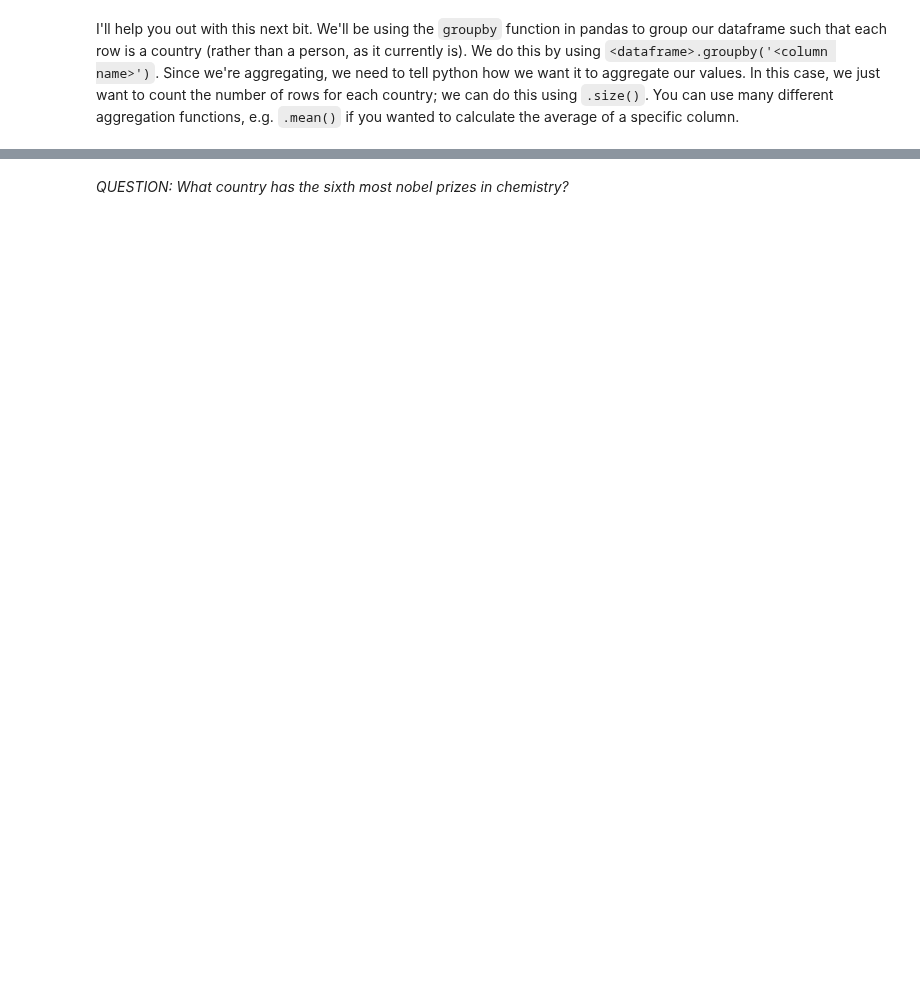
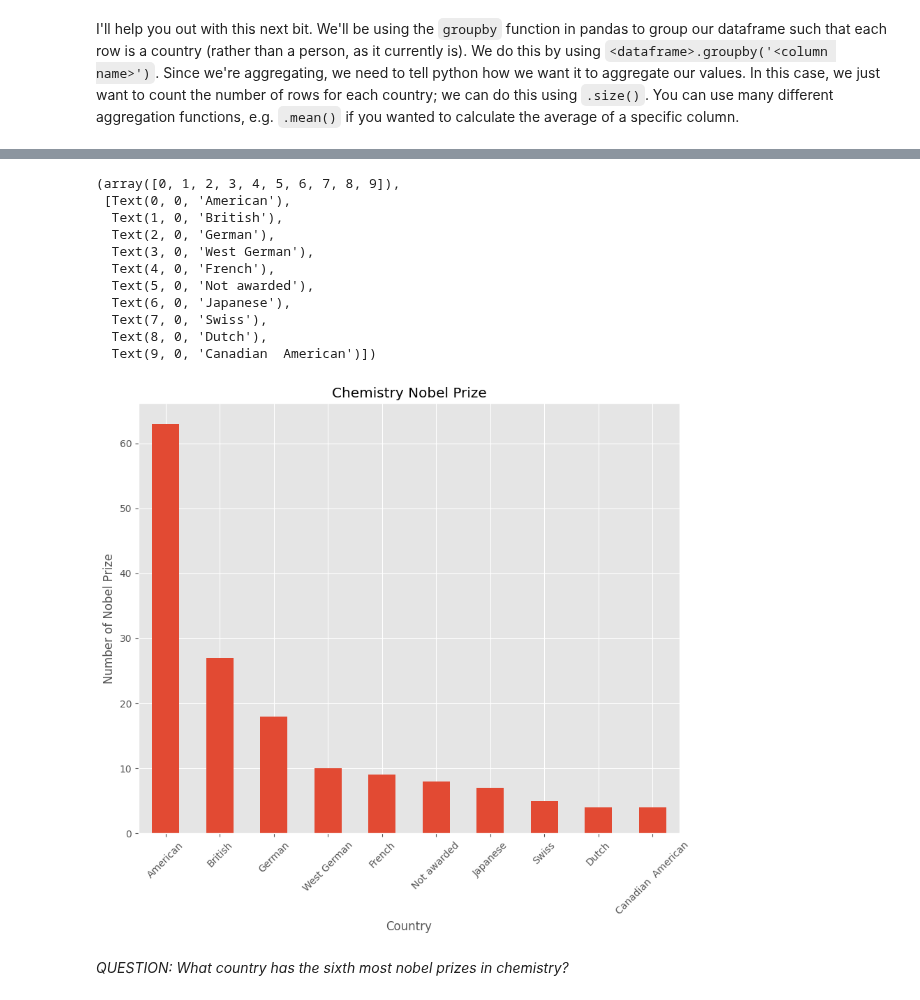
Before and after one commit to joe-lrrde/QM2, a Jupyter notebook: notebooks/W02. Pandas.ipynb, the cells around one changed output, grey strips where cells are left out. Cells and saved outputs as stored; diff of their text form; code cells hidden in the pictures; blank space fills up the shorter version.

```diff
--- a/notebooks/W02. Pandas.ipynb
+++ b/notebooks/W02. Pandas.ipynb
@@ -480,4 +504,9 @@ Using the following URL https://en.wikipedia.org/wiki/List_of_Nobel_laureates_in
 # %%
 # scrape the table of Nobel Laureates in Chemistry using read_html. remember, this gives us a LIST of dataframes! lets call this list chem_tables
 
+  #stage 1 ; scrape
+url='https://en.wikipedia.org/wiki/List_of_Nobel_laureates_in_Chemistry'
+tables=pandas.read_html(url)
+print(tables)
+
 # select the first dataframe from this list and call it chem
@@ -483,0 +531,4 @@ Using the following URL https://en.wikipedia.org/wiki/List_of_Nobel_laureates_in
+# %%
+  #stage 2 ; organize
+chem_tables=tables[0]
+chem_tables
@@ -485,7 +550,8 @@ Using the following URL https://en.wikipedia.org/wiki/List_of_Nobel_laureates_in
 I'll help you out with this next bit. We'll be using the `groupby` function in pandas to group our dataframe such that each row is a country (rather than a person, as it currently is). We do this by using `<dataframe>.groupby('<column name>')`. Since we're aggregating, we need to tell python how we want it to aggregate our values. In this case, we just want to count the number of rows for each country; we can do this using `.size()`. You can use many different aggregation functions, e.g. `.mean()` if you wanted to calculate the average of a specific column.
 # %%
 # create a new dataframe called 'country' in which each row is a country, and the values represent the number of nobel laureates.
-
+country=chem_tables.groupby('Nationality[B]').size()
+country
 # now sort it in descending order
 
 # finally, plot the top 10 countries
@@ -491,0 +578,4 @@ I'll help you out with this next bit. We'll be using the `groupby` function in p
+# %%
+# now sort it in descending order
+country=country.sort_values(ascending=False)
+country
@@ -492,2 +602,25 @@ I'll help you out with this next bit. We'll be using the `groupby` function in p
+# %%
+#plot Top 10
+
+top=country.iloc[:10]
+
+top.plot(kind='bar')
+plt.title('Chemistry Nobel Prize')
+plt.xlabel('Country')
+plt.ylabel('Number of Nobel Prize')
+plt.xticks(rotation=45)
+# %% [output]
+(array([0, 1, 2, 3, 4, 5, 6, 7, 8, 9]),
+ [Text(0, 0, 'American'),
+  Text(1, 0, 'British'),
+  Text(2, 0, 'German'),
+  Text(3, 0, 'West German'),
+  Text(4, 0, 'French'),
+  Text(5, 0, 'Not awarded'),
+  Text(6, 0, 'Japanese'),
+  Text(7, 0, 'Swiss'),
+  Text(8, 0, 'Dutch'),
+  Text(9, 0, 'Canadian  American')])
+[figure, added]
 # %% [markdown]
 *QUESTION: What country has the sixth most nobel prizes in chemistry?*
```
Also changed, not shown: parts of 7 cells of this notebook.
